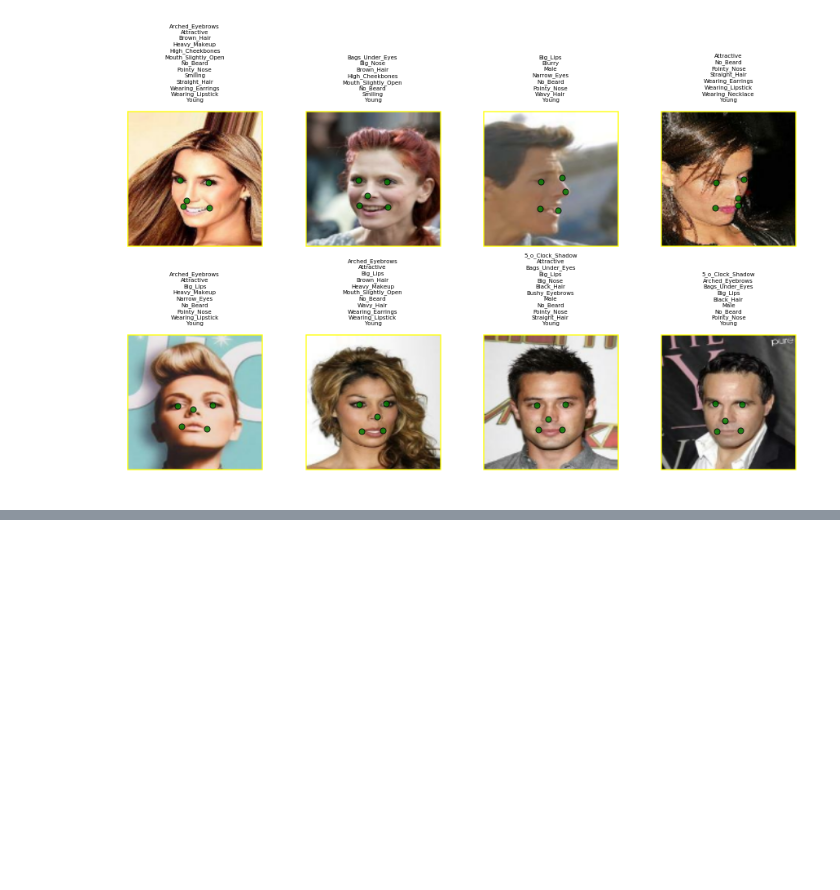
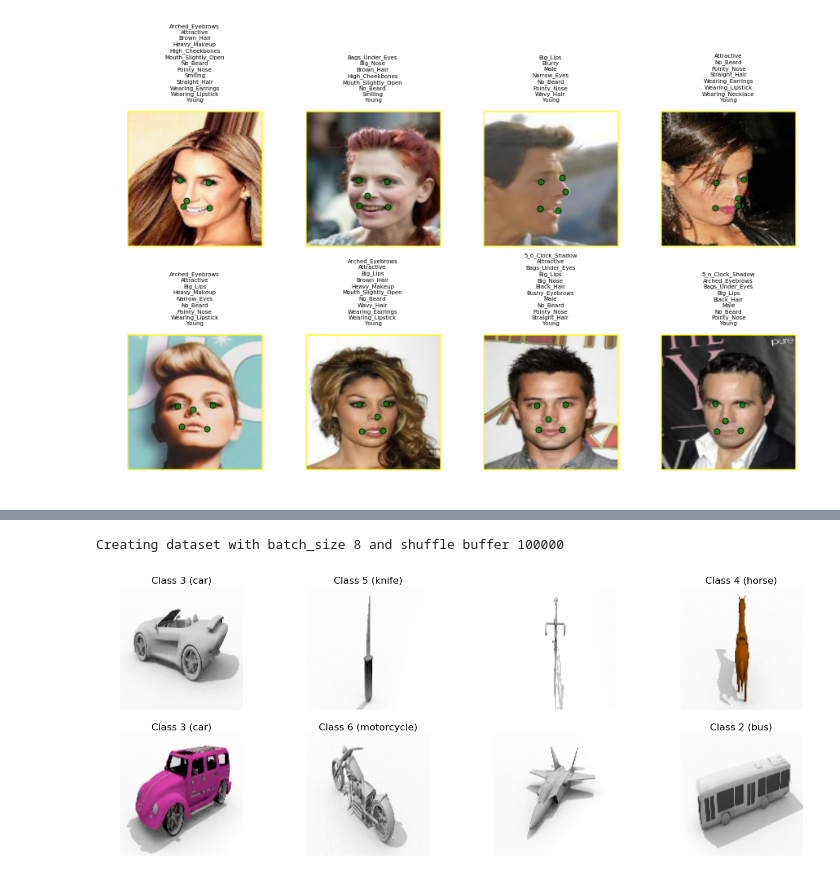
Before and after one commit to ameroyer/TFDatasets, a Jupyter notebook: load_datasets.ipynb, the cells around one changed output, grey strips where cells are left out. Saved outputs shown, nothing was run; the diff lists cells and outputs as text; code cells hidden in the pictures; blank space fills up the shorter version.

Commit message:
adding visda dataset

```diff
--- a/load_datasets.ipynb
+++ b/load_datasets.ipynb
@@ -341,7 +342,6 @@ TFRecords will contain:
   * `attributes`: A (40,) float array containing the binary value for each attribute (1 if present, -1 if absent)
 # %%
 source_path = os.path.expanduser('~/Data/Celeba/')
-source_path = os.path.expanduser('~/Datasets/Celeba/')
 target_path = 'TFRecords/tf_celeba'
 save_image_in_records = False   # whether to save image directly in TFrecords or only a path to it
 cropped_and_aligned = True     # whether to use the cropped and aligned CelebA or the raw version
@@ -400,0 +419,4 @@ Outputs:
+# %%
+source_path = os.path.expanduser('~/Data/VisDA/Classification/')
+target_path = 'TFRecords/tf_visda_classification'
+save_image_in_records = False   # whether to save image directly in TFrecords or only a path to it
@@ -400,0 +445,19 @@ Outputs:
+# %%
+# load training dataset
+loader = visda.VisdaClassificationLoader(
+    save_image_in_records=save_image_in_records, data_dir=source_path, resize=128, verbose=True)
+with tf.Graph().as_default():
+    data = get_tf_dataset('%s_train' % target_path, loader.parsing_fn, shuffle_buffer=100000)
+    with tf.Session() as sess:
+        data_ = sess.run(data)
+# Display
+_, axis = plt.subplots(2, 4, figsize=(16, 6))
+for i, ax in enumerate(axis.flatten()):
+    if data_['class'][i] > 1:
+        ax.set_title('Class %d (%s)' % (data_['class'][i], loader.classes_names[data_['class'][i]]))
+    ax.imshow(data_['image'][i])
+    ax.set_axis_off()
+plt.show()
+# %% [output]
+Creating dataset with batch_size 8 and shuffle buffer 100000
+[figure, added]
```
Also changed, not shown: parts of 3 cells of this notebook, 3 other files.
